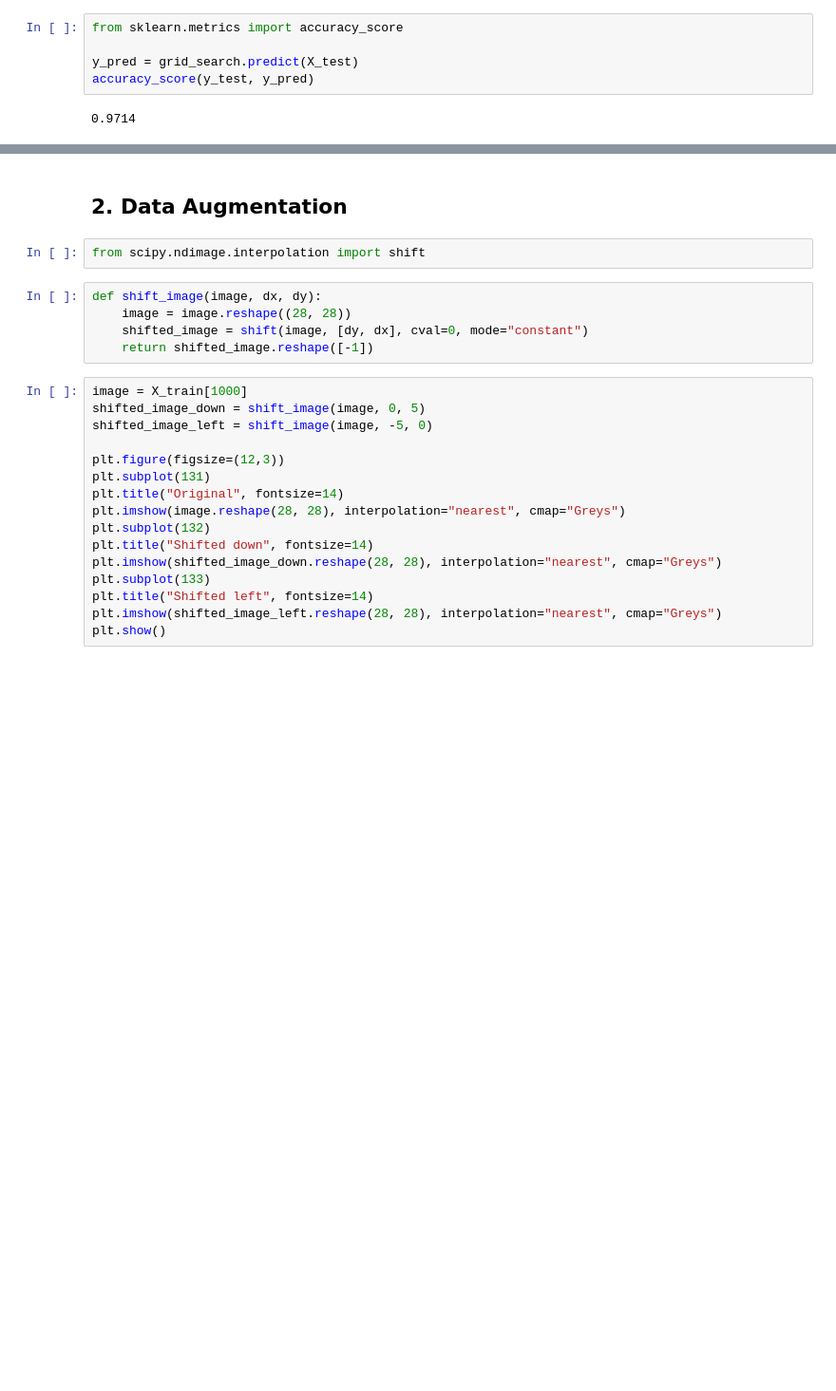
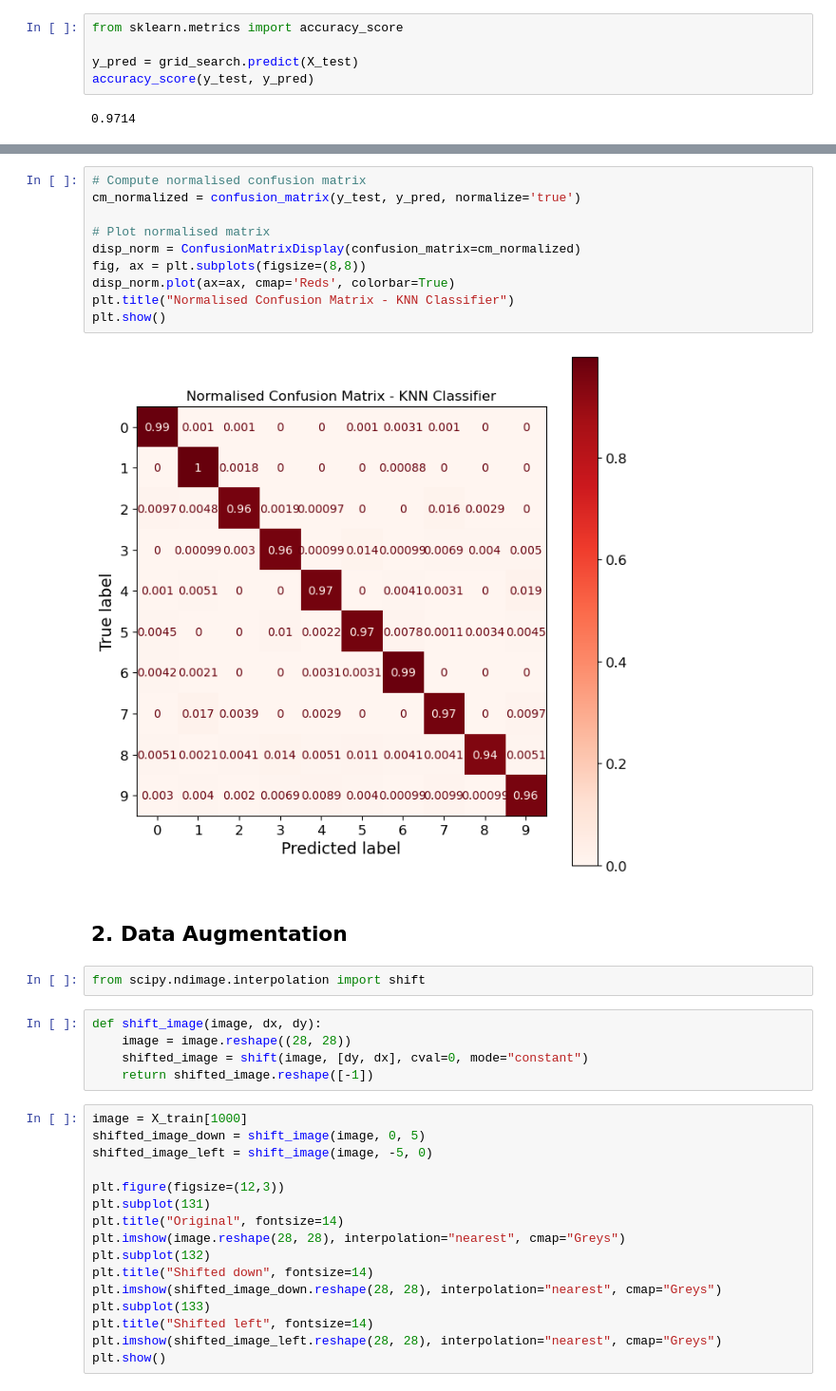
Before and after one commit to suka1901/handson-ml2, a Jupyter notebook: 03_classification.ipynb, the cells around one changed output, grey strips where cells are left out. Shown at 95% size. Cells and saved outputs as stored; diff of their text form; blank space fills up the shorter version.

```diff
--- a/03_classification.ipynb
+++ b/03_classification.ipynb
@@ -763,3 +806,15 @@ accuracy_score(y_test, y_pred)
+# %%
+# Compute normalised confusion matrix
+cm_normalized = confusion_matrix(y_test, y_pred, normalize='true')
+
+# Plot normalised matrix
+disp_norm = ConfusionMatrixDisplay(confusion_matrix=cm_normalized)
+fig, ax = plt.subplots(figsize=(8,8))
+disp_norm.plot(ax=ax, cmap='Reds', colorbar=True)
+plt.title("Normalised Confusion Matrix - KNN Classifier")
+plt.show()
+# %% [output]
+[figure, added]
 # %% [markdown]
 ## 2. Data Augmentation
 # %%
```
Also changed, not shown: parts of 11 cells of this notebook.
